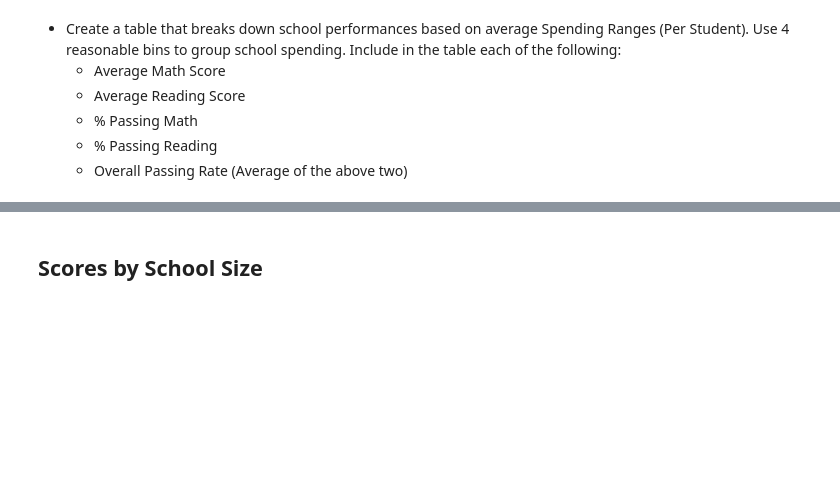
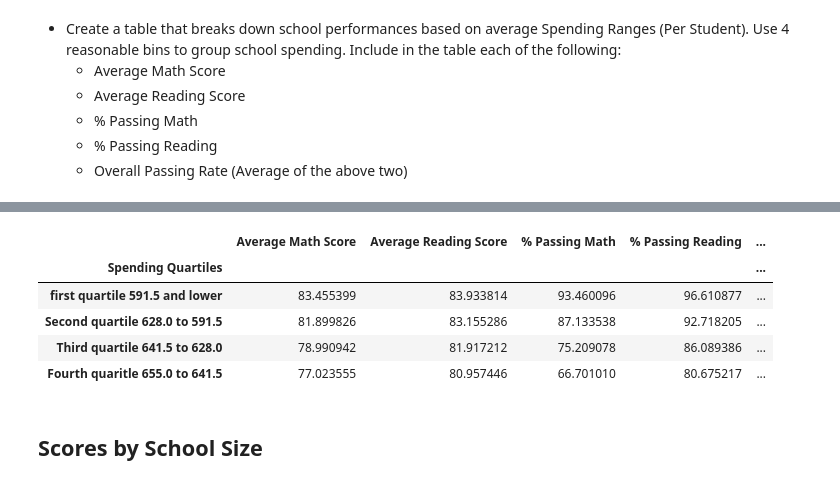
Before and after one commit to RinerAlexander/pandas-challenge, a Jupyter notebook: PyCitySchools/PyCitySchools_starter.ipynb, the cells around one changed output, grey strips where cells are left out. Cells and saved outputs as stored; diff of their text form; code cells hidden in the pictures; blank space fills up the shorter version.

Commit message:
Group by spending complete

```diff
--- a/PyCitySchools/PyCitySchools_starter.ipynb
+++ b/PyCitySchools/PyCitySchools_starter.ipynb
@@ -323,3 +315,25 @@ ReadingByGrade
+# %%
+firstQ=schoolDF["Per Student Budget"].quantile(.25)
+secondQ=schoolDF["Per Student Budget"].quantile(.50)
+thirdQ=schoolDF["Per Student Budget"].quantile(.75)
+fourthQ=schoolDF["Per Student Budget"].quantile(1)
+
+bins=[0,firstQ,secondQ,thirdQ,fourthQ]
+names=[f"first quartile {firstQ} and lower",f"Second quartile {secondQ} to {firstQ}",f"Third quartile {thirdQ} to {secondQ}",
+       f"Fourth quaritle {fourthQ} to {thirdQ}"]
+SchoolSpending=schoolDF
+SchoolSpending["Spending Quartiles"]=pd.cut(SchoolSpending["Per Student Budget"],bins,labels=names)
+SchoolSpending=SchoolSpending.groupby(["Spending Quartiles"])
+SchoolSpending=SchoolSpending.mean()
+SchoolSpending=SchoolSpending[["Average Math Score","Average Reading Score","% Passing Math","% Passing Reading","% Overall Passing"]]
+SchoolSpending
+# %% [output]
+|  | Average Math Score | Average Reading Score | % Passing Math | % Passing Reading | ... |
+| Spending Quartiles |  |  |  |  | ... |
+| first quartile 591.5 and lower | 83.455399 | 83.933814 | 93.460096 | 96.610877 | ... |
+| Second quartile 628.0 to 591.5 | 81.899826 | 83.155286 | 87.133538 | 92.718205 | ... |
+| Third quartile 641.5 to 628.0 | 78.990942 | 81.917212 | 75.209078 | 86.089386 | ... |
+| Fourth quaritle 655.0 to 641.5 | 77.023555 | 80.957446 | 66.701010 | 80.675217 | ... |
 # %% [markdown]
 ## Scores by School Size
 # %% [markdown]
```
Also changed, not shown: parts of 1 cell of this notebook.
